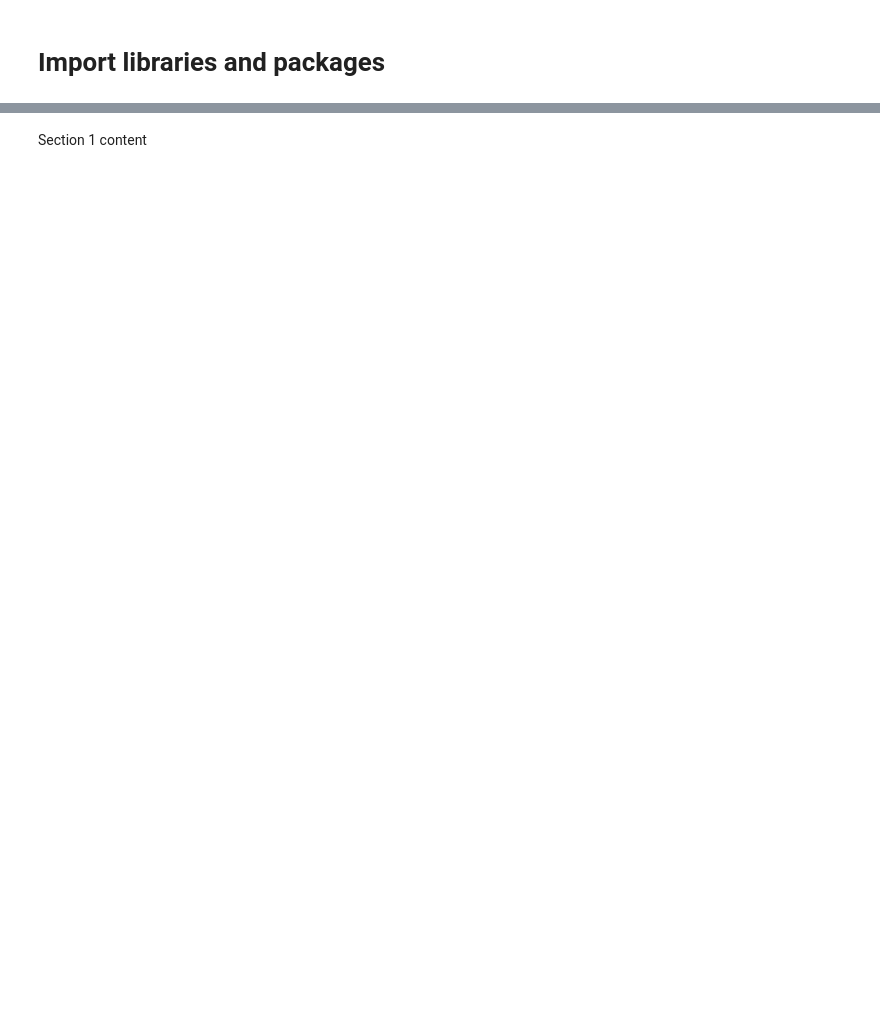
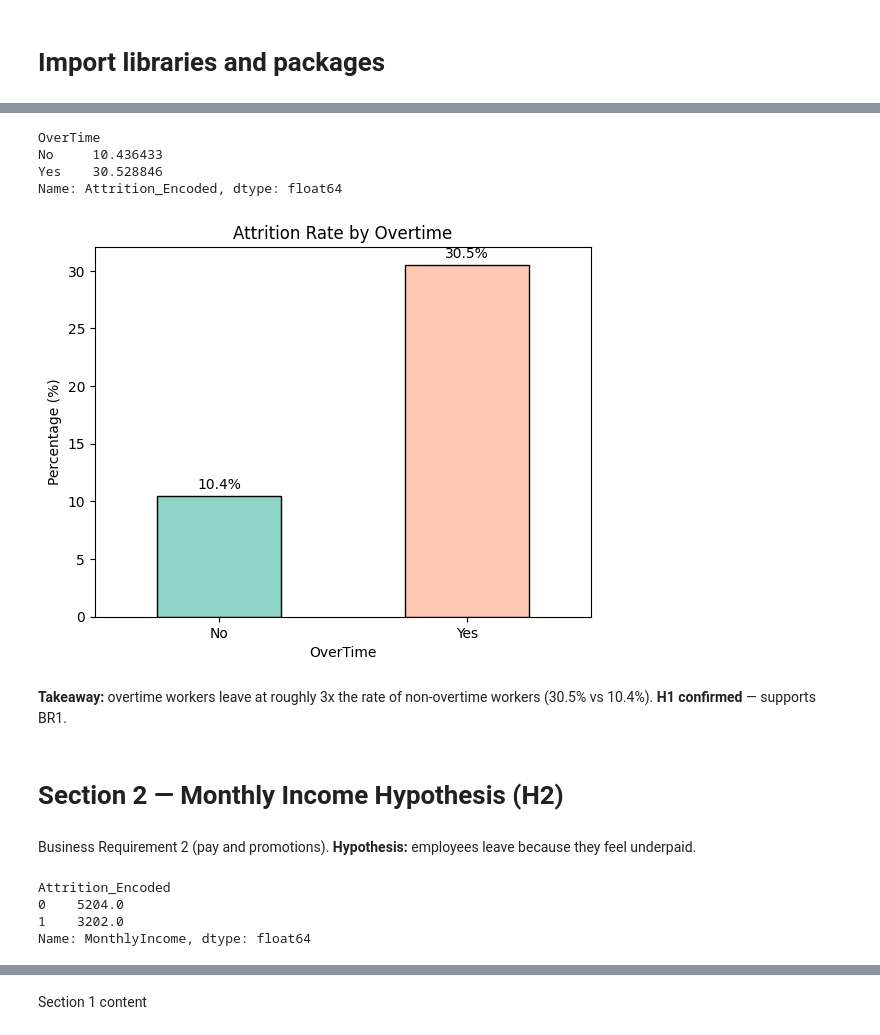
Before and after one commit to kuriakosepanicker-hub/HR_EMPLOYEE_ATTRITION_IBM, a Jupyter notebook: jupyter_notebooks/Employee_Attrition_Data_Visualisation.ipynb, the cells around one changed output, grey strips where cells are left out. Drawn from its saved outputs; the diff is of its cells as text; code cells hidden in the pictures; blank space fills up the shorter version.

Commit message:
Complete_Data_Visualization

```diff
--- a/jupyter_notebooks/Employee_Attrition_Data_Visualisation.ipynb
+++ b/jupyter_notebooks/Employee_Attrition_Data_Visualisation.ipynb
@@ -56,0 +64,2 @@ import seaborn as sns
+# %%
+df = pd.read_csv("Dataset/Clean_Dataset/Employee_Attrition_Cleaned.csv")
@@ -58,0 +84,40 @@ import seaborn as sns
+# %%
+rate_by_ot = df.groupby("OverTime")["Attrition_Encoded"].mean() * 100
+rate_by_ot
+# %% [output]
+OverTime
+No     10.436433
+Yes    30.528846
+Name: Attrition_Encoded, dtype: float64
+# %%
+# 1. Calculate the percentages
+rate_by_ot = df.groupby('OverTime')['Attrition_Encoded'].mean() * 100
+
+# 2. Create the plot and save it to a variable 'ax'
+ax = rate_by_ot.plot(kind='bar', color=['#8dd3c7', "#ffc6b3"], edgecolor='black')
+
+# 3. AUTOMATICALLY ADD LABELS ON TOP OF THE BARS
+ax.bar_label(ax.containers[0], fmt='%.1f%%', padding=3)
+
+# 4. Add titles and show
+import matplotlib.pyplot as plt
+plt.title("Attrition Rate by Overtime")
+plt.ylabel("Percentage (%)")
+plt.xticks(rotation=0) # Keeps 'Yes' and 'No' upright and easy to read
+plt.show()
+# %% [output]
+[figure, added]
+# %% [markdown]
+**Takeaway:** overtime workers leave at roughly 3x the rate of non-overtime workers (30.5% vs 10.4%). **H1 confirmed** — supports BR1.
+# %% [markdown]
+# Section 2 — Monthly Income Hypothesis (H2)
+# %% [markdown]
+Business Requirement 2 (pay and promotions). **Hypothesis:** employees leave
+because they feel underpaid.
+# %%
+df.groupby("Attrition_Encoded")["MonthlyIncome"].median()
+# %% [output]
+Attrition_Encoded
+0    5204.0
+1    3202.0
+Name: MonthlyIncome, dtype: float64
```
Also changed, not shown: parts of 44 cells of this notebook, 2 other files.
